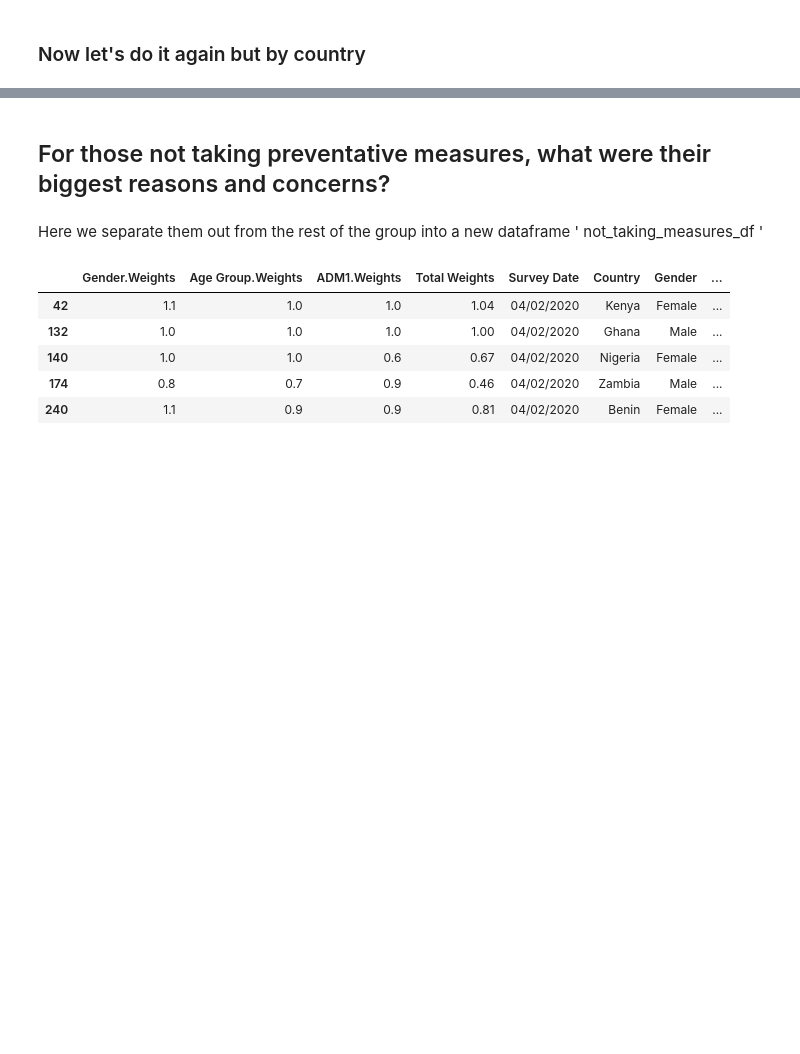
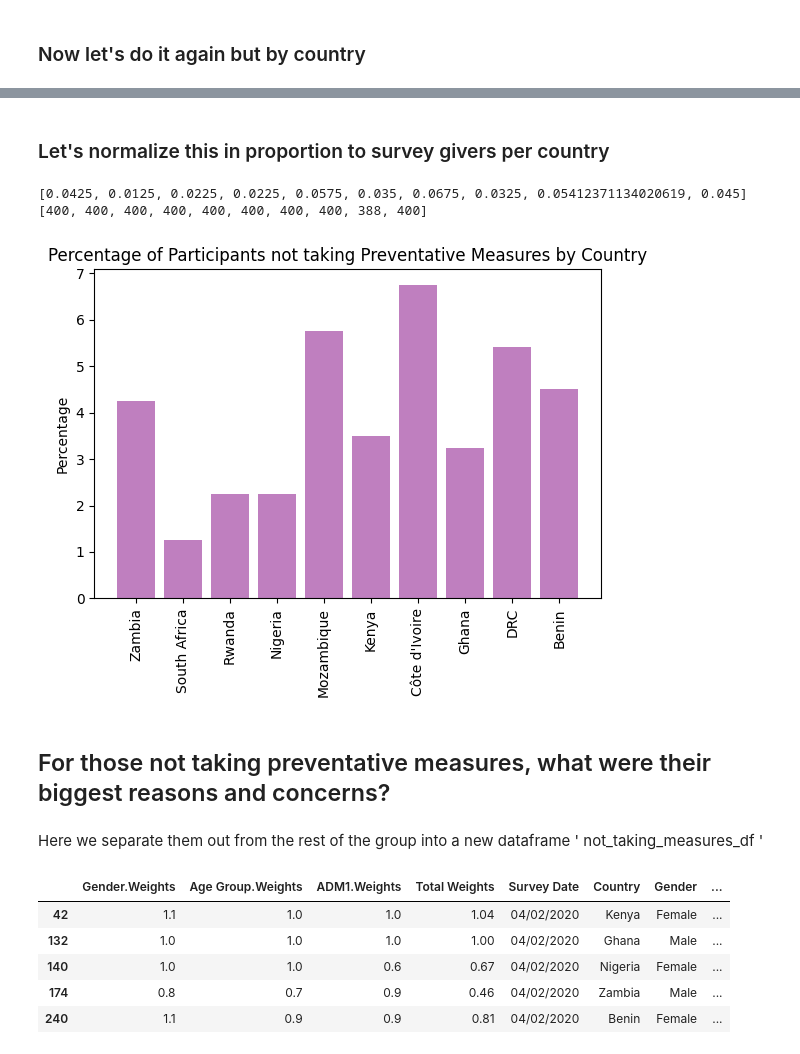
Before and after one commit to kylermintah/COVID-19-Africa, a Jupyter notebook: EDA.ipynb, the cells around one changed output, grey strips where cells are left out. Drawn from its saved outputs; the diff is of its cells as text; code cells hidden in the pictures; blank space fills up the shorter version.

```diff
--- a/EDA.ipynb
+++ b/EDA.ipynb
@@ -195,3 +213,44 @@ plt.show()
+# %% [markdown]
+### Let's normalize this in proportion to survey givers per country
+# %%
+countries_surveyed_df = lambda q: sqldf(q, globals())
+query = """
+SELECT
+    country as country, count(*) as count
+FROM
+    africa_df p
+GROUP BY
+    Country
+ORDER BY
+    country DESC
+"""
+df_temp = countries_surveyed_df(query)
+# not_taking_measures = df_temp.iloc[0][0]
+labels = df_temp['country'].tolist()
+totals = df_temp['count'].tolist()
+percentages = [i / j for i, j in zip(performance, totals)]
+#Just shortening the names of two countries
+labels[-4] = 'Côte d\'Ivoire'
+labels[-2] = 'DRC'
+
+## The next two lines have revealed to me that the data is already normalized
+print(percentages)
+print(totals)
+import matplotlib.pyplot as plt; plt.rcdefaults()
+
+objects = labels
+y_pos = np.arange(len(objects))
+
+plt.bar(y_pos, [i * 100 for i in percentages], align='center', alpha=0.5, color="purple")
+plt.xticks(y_pos, objects, rotation = "vertical")
+plt.ylabel('Percentage')
+plt.title('Percentage of Participants not taking Preventative Measures by Country')
+plt.tight_layout()
+plt.show()
+# %% [output]
+[0.0425, 0.0125, 0.0225, 0.0225, 0.0575, 0.035, 0.0675, 0.0325, 0.05412371134020619, 0.045]
+[400, 400, 400, 400, 400, 400, 400, 400, 388, 400]
+[figure, added]
 # %% [markdown]
 ## For those not taking preventative measures, what were their biggest reasons and concerns?
 # %% [markdown]
```
Also changed, not shown: parts of 26 cells of this notebook.
